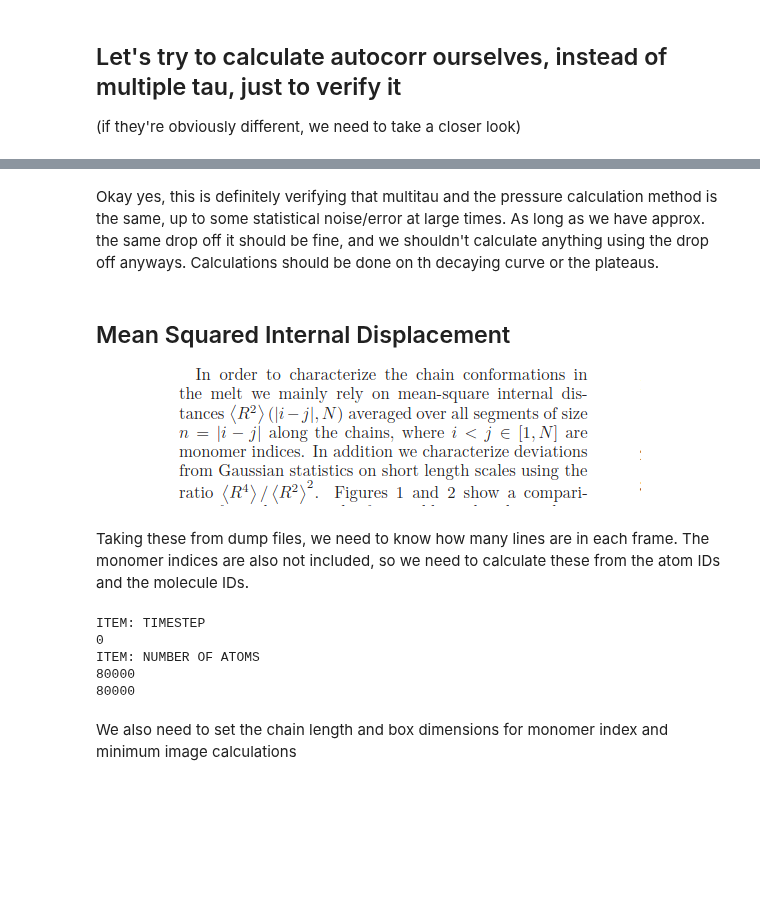
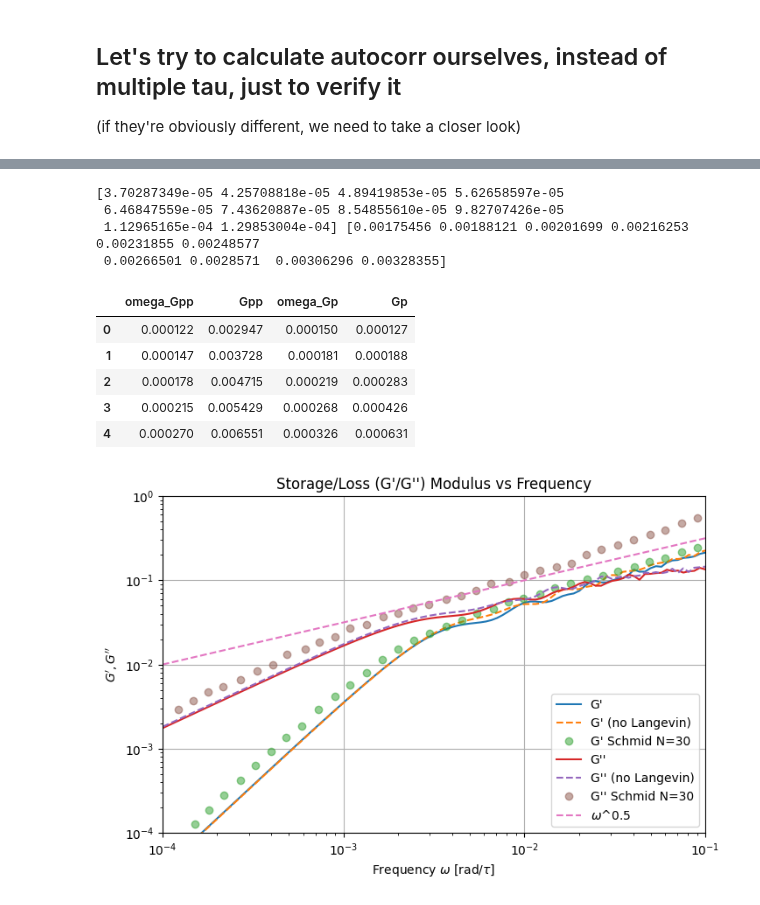
Before and after one commit to anotherbeaver/amine_polymers, a Jupyter notebook: storage_loss_moduli_polymer.ipynb, the cells around one changed output, grey strips where cells are left out. Drawn from its saved outputs; the diff is of its cells as text; code cells hidden in the pictures; blank space fills up the shorter version.

```diff
--- a/storage_loss_moduli_polymer.ipynb
+++ b/storage_loss_moduli_polymer.ipynb
@@ -458,25 +553,0 @@ plt.show()
-# %% [markdown]
-Okay yes, this is definitely verifying that multitau and the pressure calculation method is the same, up to some statistical noise/error at large times. As long as we have approx. the same drop off it should be fine, and we shouldn't calculate anything using the drop off anyways. Calculations should be done on th decaying curve or the plateaus.
-# %% [markdown]
-## Mean Squared Internal Displacement
-
-![MSID.png](attachment:image.png)
-# %% [markdown]
-Taking these from dump files, we need to know how many lines are in each frame. The monomer indices are also not included, so we need to calculate these from the atom IDs and the molecule IDs.
-# %%
-# read first 4 lines of file to get total number of atoms
-with open("data/equilibration.lammpstrj", 'r') as f:
-    header = [next(f) for _ in range(4)]
-    for line in header:
-        print(line.strip())
-
-n_atoms = int(header[3])
-print(n_atoms)
-# %% [output]
-ITEM: TIMESTEP
-0
-ITEM: NUMBER OF ATOMS
-80000
-80000
-# %% [markdown]
-We also need to set the chain length and box dimensions for monomer index and minimum image calculations
@@ -485,0 +554,48 @@ box_size = 45.4873203905191 # assuming cube box
+# %%
+omega = np.logspace(-4, -1, 100)
+
+prepped_G_t_multitau = G_t_multitau[(data_multitau['time'] > 1) & (data_multitau['time'] < 1000)].values
+prepped_time = data_multitau['time'][(data_multitau['time'] > 1) & (data_multitau['time'] < 1000)].values
+
+prepped_G_t_multitau_no_langevin = G_t_multitau_no_langevin[(data_multitau_no_langevin['time'] > 1) & (data_multitau_no_langevin['time'] < 1000)].values
+prepped_time_no_langevin = data_multitau_no_langevin['time'][(data_multitau_no_langevin['time'] > 1) & (data_multitau_no_langevin['time'] < 1000)].values
+
+# fourier transform of G_t_multitau
+_, Gp, Gpp = fourier_integral_moduli(prepped_time, prepped_G_t_multitau, omega)
+_, Gp_no_langevin, Gpp_no_langevin = fourier_integral_moduli(prepped_time_no_langevin, prepped_G_t_multitau_no_langevin, omega)
+print(Gp[:10], Gpp[:10])
+
+file = "data/gpgpp_schmid_n30.csv"
+data_schmid_gpgpp = pd.read_csv(file, skiprows=2, names=['omega_Gpp', 'Gpp', 'omega_Gp', 'Gp'])
+display(data_schmid_gpgpp.head())
+
+plt.figure(figsize=(8, 5))
+plt.xscale('log')
+plt.yscale('log')
+plt.loglog(omega, Gp, label="G'")
+plt.loglog(omega, Gp_no_langevin, linestyle='--', label="G' (no Langevin)")
+plt.loglog(data_schmid_gpgpp['omega_Gp'], data_schmid_gpgpp['Gp'], 'o', label="G' Schmid N=30", alpha=0.5)
+plt.loglog(omega, Gpp, label="G''")
+plt.loglog(omega, Gpp_no_langevin, linestyle='--', label="G'' (no Langevin)")
+plt.loglog(data_schmid_gpgpp['omega_Gpp'], data_schmid_gpgpp['Gpp'], 'o', label="G'' Schmid N=30", alpha=0.5)
+plt.loglog(omega, omega**0.5, linestyle='--', label=f"$\omega$^{0.5}")
+plt.xlabel(r'Frequency $\omega$ [rad/$\tau$]')
+plt.ylabel("$G', G''$")
+plt.xlim([1e-4, 1e-1])
+plt.ylim([1e-4, 1e0])
+plt.title("Storage/Loss (G'/G'') Modulus vs Frequency")
+plt.grid()
+plt.legend()
+plt.show()
+# %% [output]
+[3.70287349e-05 4.25708818e-05 4.89419853e-05 5.62658597e-05
+ 6.46847559e-05 7.43620887e-05 8.54855610e-05 9.82707426e-05
+ 1.12965165e-04 1.29853004e-04] [0.00175456 0.00188121 0.00201699 0.00216253 0.00231855 0.00248577
+ 0.00266501 0.0028571  0.00306296 0.00328355]
+|  | omega_Gpp | Gpp | omega_Gp | Gp |
+| 0 | 0.000122 | 0.002947 | 0.000150 | 0.000127 |
+| 1 | 0.000147 | 0.003728 | 0.000181 | 0.000188 |
+| 2 | 0.000178 | 0.004715 | 0.000219 | 0.000283 |
+| 3 | 0.000215 | 0.005429 | 0.000268 | 0.000426 |
+| 4 | 0.000270 | 0.006551 | 0.000326 | 0.000631 |
+[figure, added]
```
Also changed, not shown: parts of 14 cells of this notebook, 7 other files.
